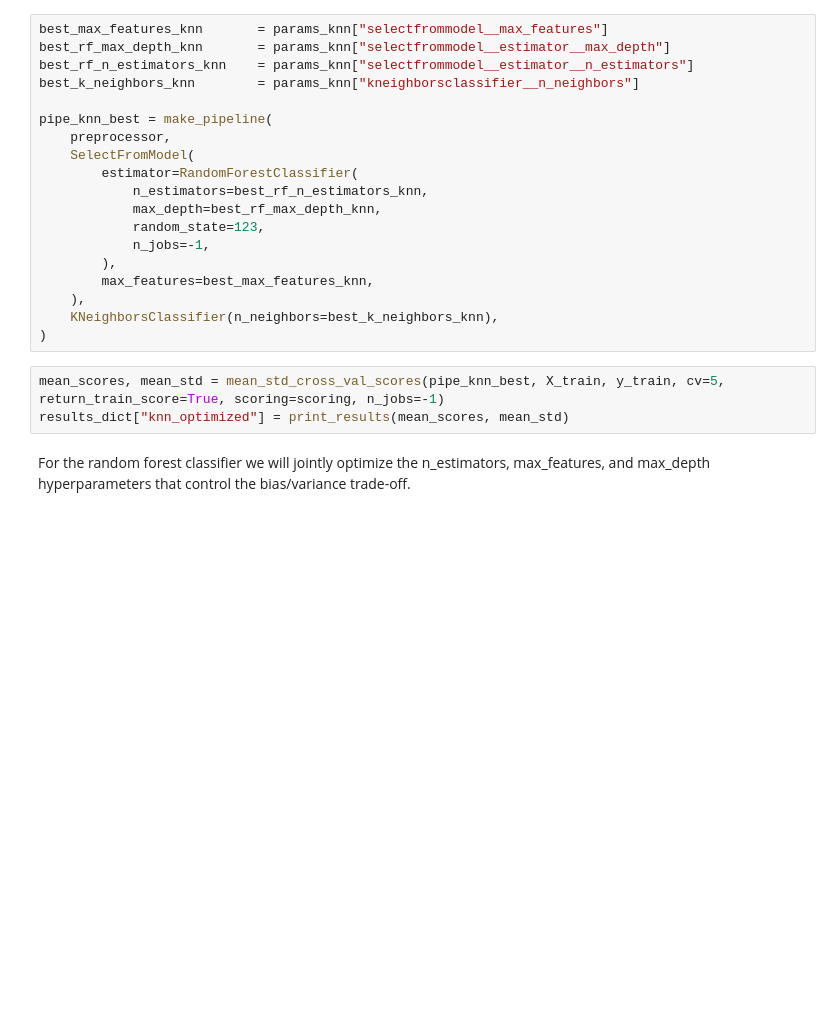
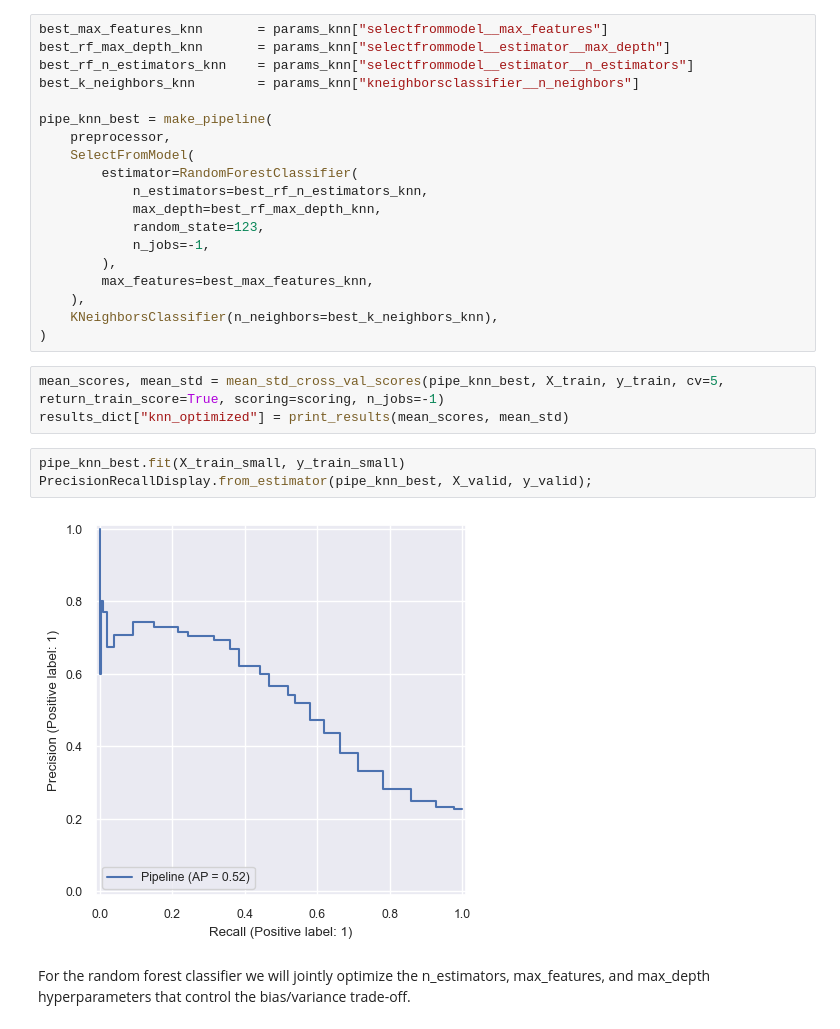
Before and after one commit to asharifo/cs330-hw5, a Jupyter notebook: hw5.ipynb, the cells around one changed output. Cells and saved outputs as stored; diff of their text form; blank space fills up the shorter version.

```diff
--- a/hw5.ipynb
+++ b/hw5.ipynb
@@ -1080,6 +1090,11 @@ pipe_knn_best = make_pipeline(
 # %%
 mean_scores, mean_std = mean_std_cross_val_scores(pipe_knn_best, X_train, y_train, cv=5, return_train_score=True, scoring=scoring, n_jobs=-1)
 results_dict["knn_optimized"] = print_results(mean_scores, mean_std)
+# %%
+pipe_knn_best.fit(X_train_small, y_train_small)
+PrecisionRecallDisplay.from_estimator(pipe_knn_best, X_valid, y_valid);
+# %% [output]
+[figure, added]
 # %% [markdown]
 For the random forest classifier we will jointly optimize the n_estimators, max_features, and max_depth hyperparameters that control the bias/variance trade-off.
 # %%
```
Also changed, not shown: parts of 9 cells of this notebook.
